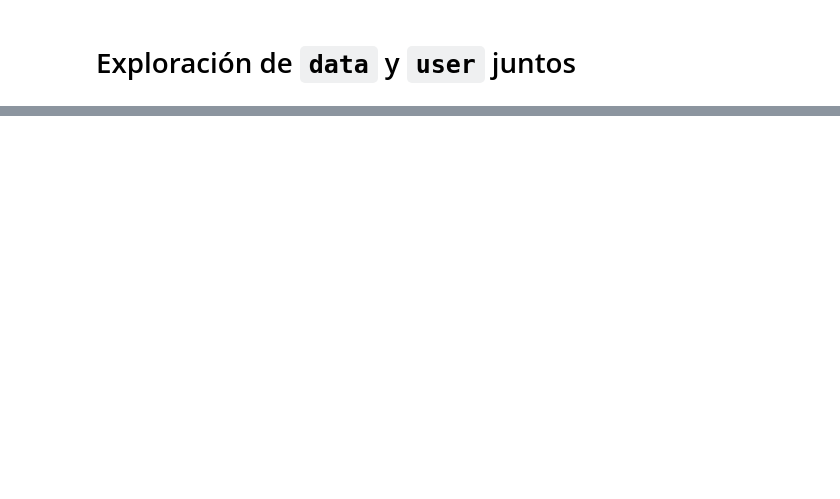
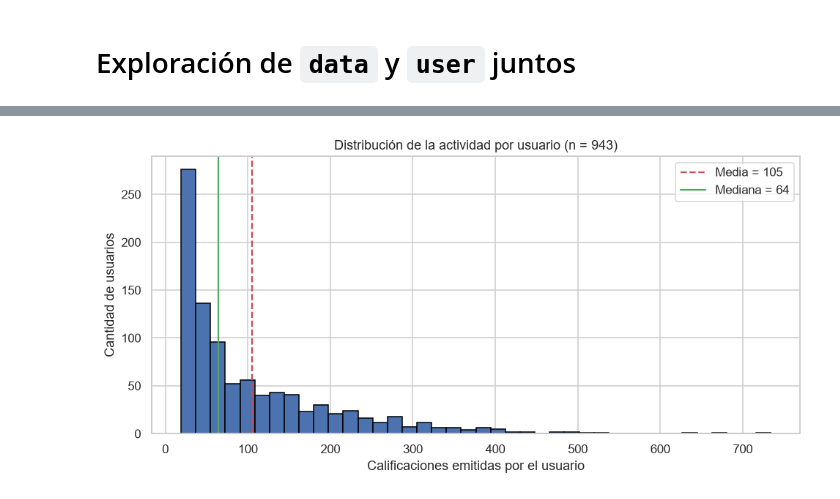
Before and after one commit to AndresCalderonRamirez/Data-Set-Movie-lens, a Jupyter notebook: notebooks/exploration/data_user.ipynb, the cells around one changed output, grey strips where cells are left out. Cells and saved outputs as stored; diff of their text form; code cells hidden in the pictures; blank space fills up the shorter version.

Commit message:
Exploracion user y user con data

```diff
--- a/notebooks/exploration/data_user.ipynb
+++ b/notebooks/exploration/data_user.ipynb
@@ -7,3 +19,8 @@ import numpy as np
 import pandas as pd
 import matplotlib.pyplot as plt
 import seaborn as sns
+from scipy import stats
+
+# Estilo común para todas las figuras del notebook
+sns.set_theme(style="whitegrid")
+plt.rcParams["figure.dpi"] = 110
@@ -25,0 +27,8 @@ print(f"Columnas: {data_user.columns}\n")
+# %%
+# Se cargan las dos tablas por separado para poder identificar las claves y validar el merge.
+data = pd.read_csv("../../data/processed/data.csv", parse_dates=["datetime"])
+user = pd.read_csv("../../data/processed/user.csv", dtype={"zip_code": str})
+
+print(f"data: {data.shape[0]} filas, {data.shape[1]} columnas -> {list(data.columns)}")
+print(f"user: {user.shape[0]} filas, {user.shape[1]} columnas -> {list(user.columns)}")
+data.head()
@@ -25,0 +220,17 @@ print(f"Columnas: {data_user.columns}\n")
+# %%
+actividad = perfil["n_calificaciones"]
+q1, q3 = actividad.quantile([0.25, 0.75])
+iqr = q3 - q1
+atipicos = actividad[(actividad < q1 - 1.5 * iqr) | (actividad > q3 + 1.5 * iqr)]
+
+print(actividad.describe().round(2), "\n")
+print(f"Asimetría: {actividad.skew():.2f} | IQR: {iqr:.0f}"
+      f" | usuarios atípicos (1.5*IQR): {atipicos.size} (todos por exceso de actividad)")
+
+n_top = int(round(perfil.shape[0] * 0.10))
+top_activos = actividad.sort_values(ascending=False).head(n_top)
+mitad_inactiva = actividad.sort_values().head(perfil.shape[0] // 2)
+print(f"\nEl 10% más activo ({n_top} usuarios) aporta el {top_activos.sum() / actividad.sum() * 100:.1f}%"
+      f" de las calificaciones")
+print(f"La mitad menos activa ({perfil.shape[0] // 2} usuarios) aporta el"
+      f" {mitad_inactiva.sum() / actividad.sum() * 100:.1f}%")
@@ -25,0 +252,15 @@ print(f"Columnas: {data_user.columns}\n")
+# %%
+fig, ax = plt.subplots(figsize=(9, 4.5))
+ax.hist(actividad, bins=40, color="#4C72B0", edgecolor="black")
+ax.axvline(actividad.mean(), color="#C44E52", linestyle="--",
+           label=f"Media = {actividad.mean():.0f}")
+ax.axvline(actividad.median(), color="#55A868", linestyle="-",
+           label=f"Mediana = {actividad.median():.0f}")
+ax.set_xlabel("Calificaciones emitidas por el usuario")
+ax.set_ylabel("Cantidad de usuarios")
+ax.set_title("Distribución de la actividad por usuario (n = 943)")
+ax.legend()
+fig.tight_layout()
+plt.show()
+# %% [output]
+[figure, added]
```
Also changed, not shown: parts of 39 cells of this notebook, 3 other files.
